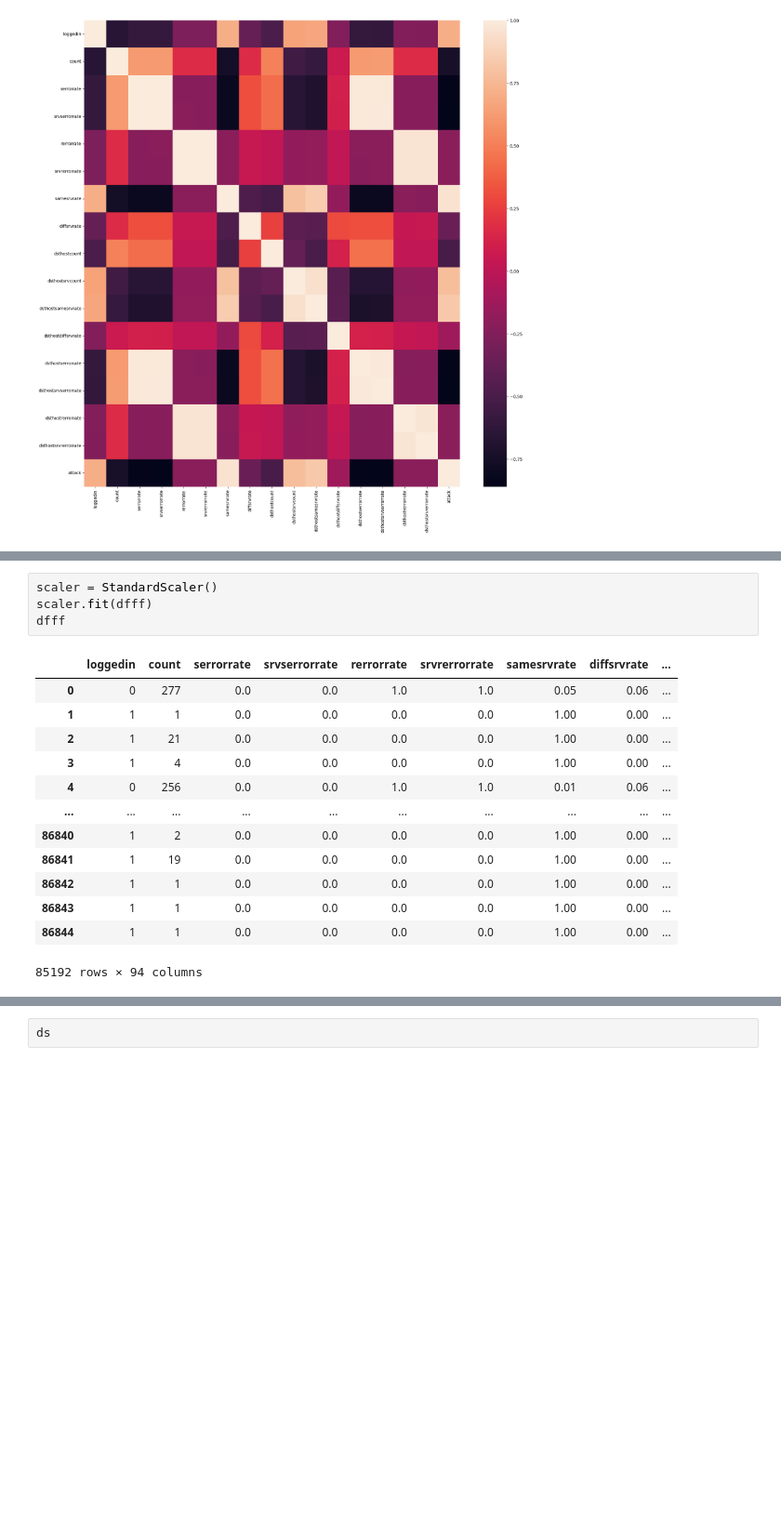
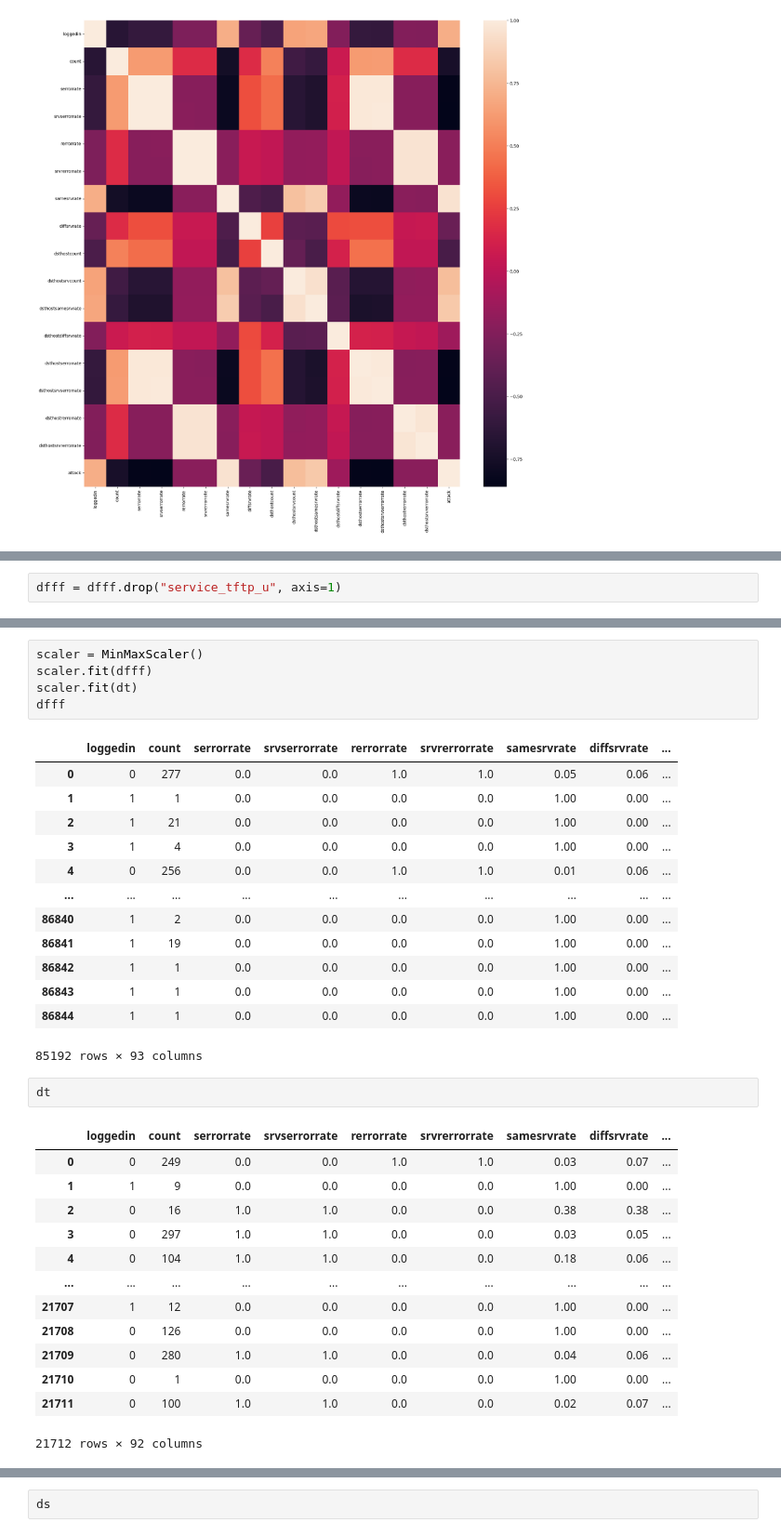
Before and after one commit to SketchyCarrot/Network_Activity_Anomaly_Detection, a Jupyter notebook: main.ipynb, the cells around one changed output, grey strips where cells are left out. Shown at 93% size. Drawn from its saved outputs; the diff is of its cells as text; blank space fills up the shorter version.

```diff
--- a/main.ipynb
+++ b/main.ipynb
@@ -317,0 +391,2 @@ dfff
+# %%
+dfff = dfff.drop("service_tftp_u", axis=1)
@@ -318,6 +425,7 @@ dfff
 # %%
-scaler = StandardScaler()
+scaler = MinMaxScaler()
 scaler.fit(dfff)
+scaler.fit(dt)
 dfff
 # %% [output]
 |  | loggedin | count | serrorrate | srvserrorrate | rerrorrate | srvrerrorrate | samesrvrate | diffsrvrate | ... |
@@ -332,4 +440,20 @@ dfff
 | 86842 | 1 | 1 | 0.0 | 0.0 | 0.0 | 0.0 | 1.00 | 0.00 | ... |
 | 86843 | 1 | 1 | 0.0 | 0.0 | 0.0 | 0.0 | 1.00 | 0.00 | ... |
 | 86844 | 1 | 1 | 0.0 | 0.0 | 0.0 | 0.0 | 1.00 | 0.00 | ... |
-85192 rows × 94 columns
+85192 rows × 93 columns
+# %%
+dt
+# %% [output]
+|  | loggedin | count | serrorrate | srvserrorrate | rerrorrate | srvrerrorrate | samesrvrate | diffsrvrate | ... |
+| 0 | 0 | 249 | 0.0 | 0.0 | 1.0 | 1.0 | 0.03 | 0.07 | ... |
+| 1 | 1 | 9 | 0.0 | 0.0 | 0.0 | 0.0 | 1.00 | 0.00 | ... |
+| 2 | 0 | 16 | 1.0 | 1.0 | 0.0 | 0.0 | 0.38 | 0.38 | ... |
+| 3 | 0 | 297 | 1.0 | 1.0 | 0.0 | 0.0 | 0.03 | 0.05 | ... |
+| 4 | 0 | 104 | 1.0 | 1.0 | 0.0 | 0.0 | 0.18 | 0.06 | ... |
+| ... | ... | ... | ... | ... | ... | ... | ... | ... | ... |
+| 21707 | 1 | 12 | 0.0 | 0.0 | 0.0 | 0.0 | 1.00 | 0.00 | ... |
+| 21708 | 0 | 126 | 0.0 | 0.0 | 0.0 | 0.0 | 1.00 | 0.00 | ... |
+| 21709 | 0 | 280 | 1.0 | 1.0 | 0.0 | 0.0 | 0.04 | 0.06 | ... |
+| 21710 | 0 | 1 | 0.0 | 0.0 | 0.0 | 0.0 | 1.00 | 0.00 | ... |
+| 21711 | 0 | 100 | 1.0 | 1.0 | 0.0 | 0.0 | 0.02 | 0.07 | ... |
+21712 rows × 92 columns
```
Also changed, not shown: parts of 27 cells of this notebook, 1 other file.
